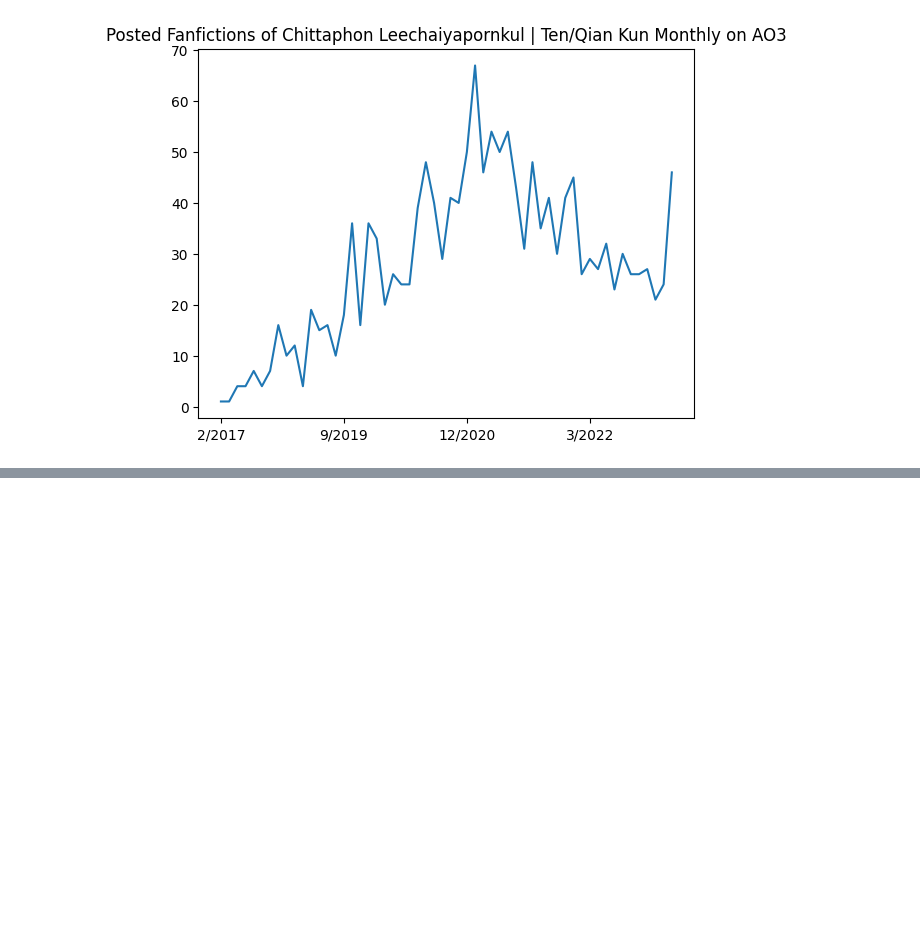
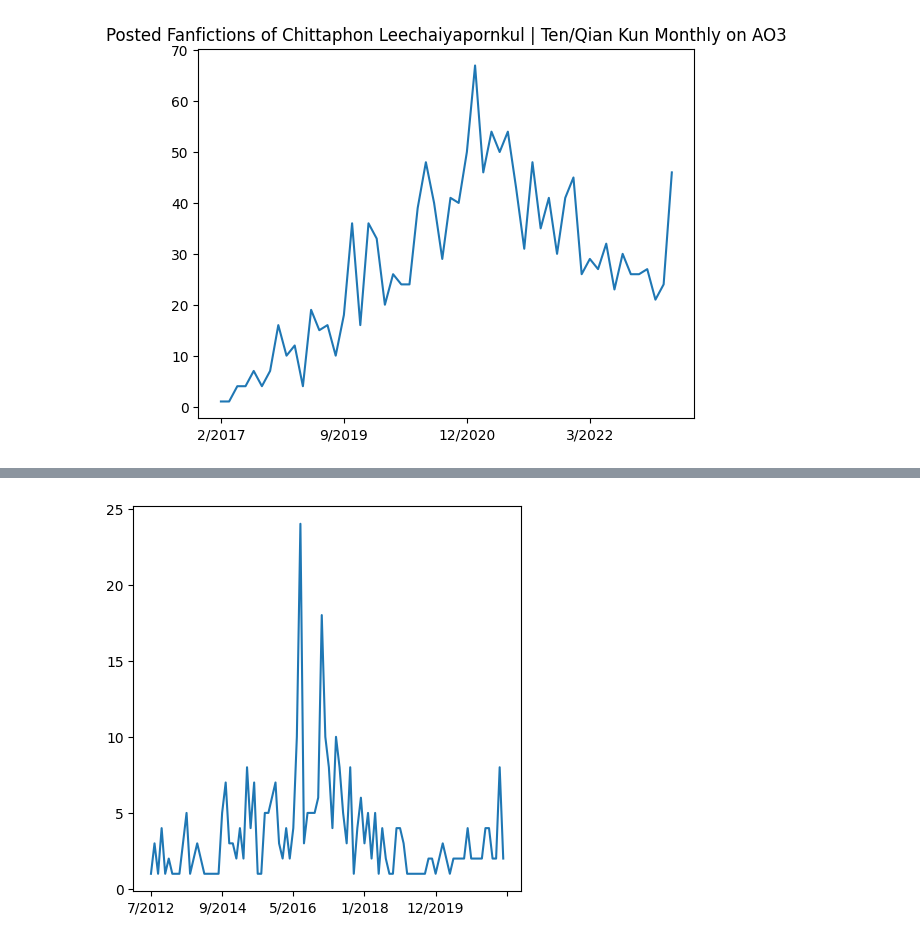
Before and after one commit to tundraElie/web_scrapping, a Jupyter notebook: ao3.ipynb, the cells around one changed output, grey strips where cells are left out. Cells and saved outputs as stored; diff of their text form; code cells hidden in the pictures; blank space fills up the shorter version.

```diff
--- a/ao3.ipynb
+++ b/ao3.ipynb
@@ -52,0 +59,13 @@ d = graficosTagsAO3(Cant=83, Tag='Chittaphon%20Leechaiyapornkul%20%7C%20Ten*s*Qi
+# %%
+lists =reversed(d.items()) # sorted by key, return a list of tuples
+x, y = zip(*lists) # unpack a list of pairs into two tuples
+fig, ax = plt.subplots(figsize=(5, 5))
+ax.plot(x,y)
+# Set number of ticks for x-axis
+ax.set_xticks(x)
+# Set ticks labels for x-axis
+ax.xaxis.set_major_locator(plt.MaxNLocator(6))
+# plt.title(f"Posted Fanfictions of {Tag.replace('%20',' ').replace('*s*','/').replace('%7C', '|')} {Freq} on AO3")
+# plt.show()
+# %% [output]
+[figure, added]
```
Also changed, not shown: parts of 3 cells of this notebook.
